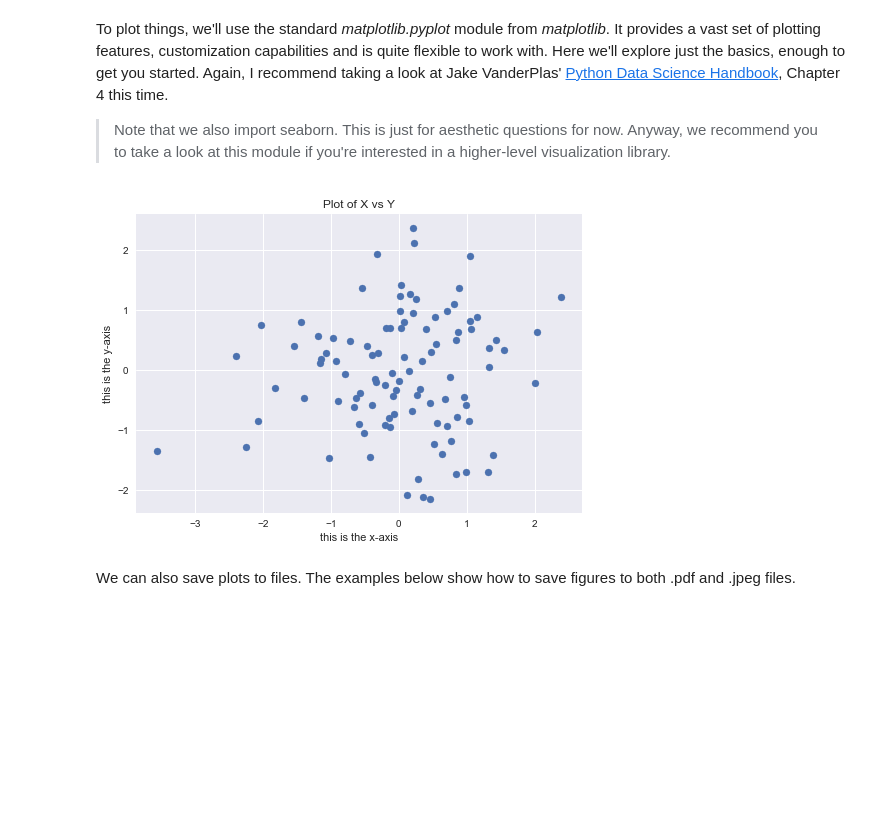
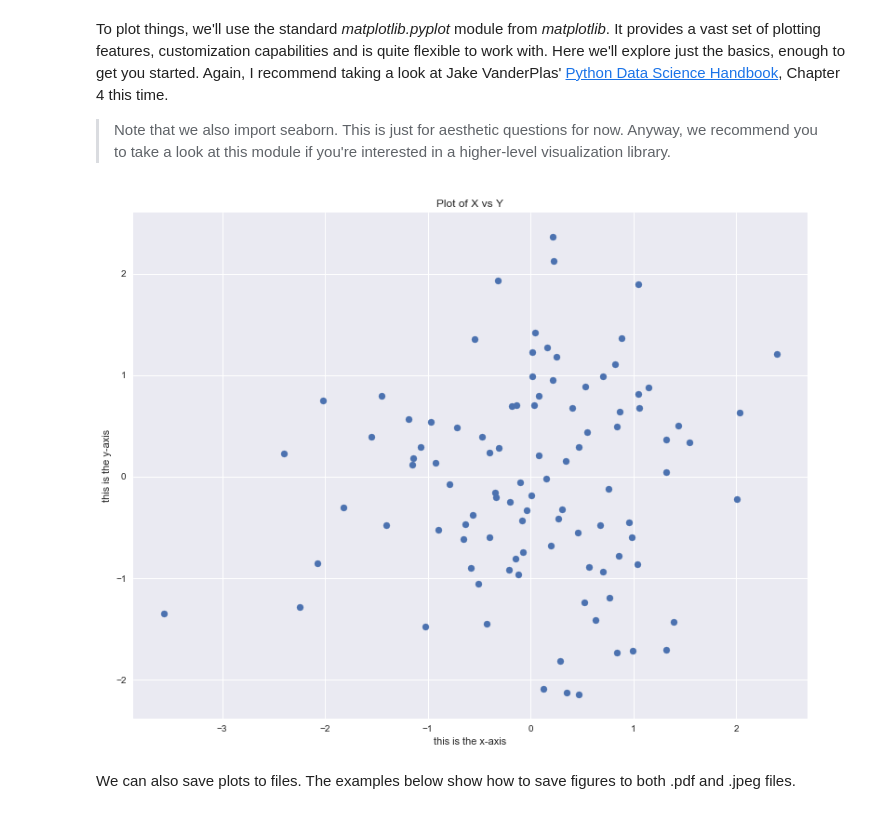
Before and after one commit to ashley-young/ISLP, a Jupyter notebook: labs/lab02.ipynb, the cells around one changed output. Drawn from its saved outputs; the diff is of its cells as text; code cells hidden in the pictures; blank space fills up the shorter version.

Commit message:
Change Lab 2 figures' size.

```diff
--- a/labs/lab02.ipynb
+++ b/labs/lab02.ipynb
@@ -262,24 +262,24 @@ To plot things, we'll use the standard _matplotlib.pyplot_ module from _matplotl
 # %%
 %matplotlib inline
 
 import matplotlib.pyplot as plt # This is the standard way to import matplotlib.pyplot.
 import seaborn as sns # Seaborn is used here just to provide a better look.
 sns.set()
 
 np.random.seed(1234) # Keep it reproducuble.
 
 x = np.random.normal(size=100)
 y = np.random.normal(size=100)
 
-fig, ax = plt.subplots() # Create new Figure and Axes objects.
+fig, ax = plt.subplots(figsize=(13, 10)) # Create new Figure and Axes objects.
 
 plt.scatter(x, y) # This is one of the most basic plots. It simply plots points.
 
 plt.xlabel("this is the x-axis") # We can add title, labels, legend etc.
 plt.ylabel("this is the y-axis")
 plt.title("Plot of X vs Y");
 # %% [output]
-[figure, old version]
+[figure, new version]
 # %% [markdown]
 We can also save plots to files. The examples below show how to save figures to both .pdf and .jpeg files.
 # %%
```
Also changed, not shown: parts of 10 cells of this notebook.
